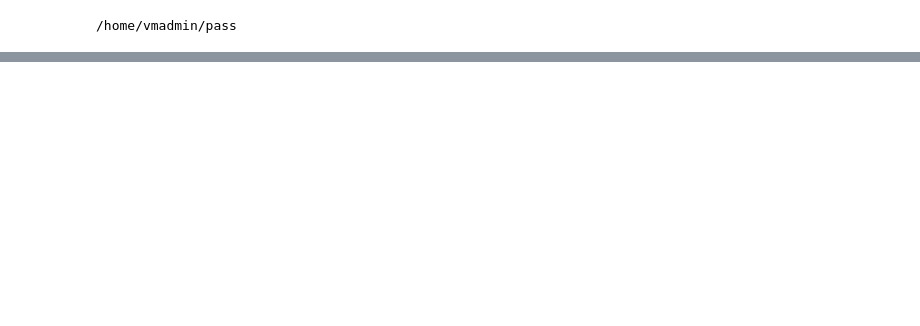
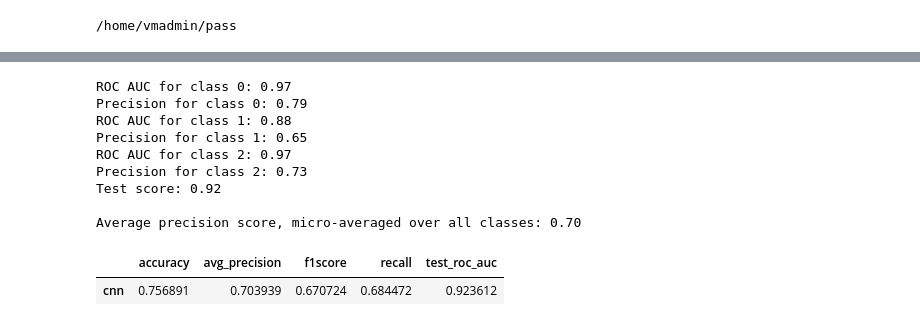
Before and after one commit to olinguyen/pass, a Jupyter notebook: notebooks/Deep Learning.ipynb, the cells around one changed output, grey strips where cells are left out. Cells and saved outputs as stored; diff of their text form; code cells hidden in the pictures; blank space fills up the shorter version.

```diff
--- a/notebooks/Deep Learning.ipynb
+++ b/notebooks/Deep Learning.ipynb
@@ -143,3 +95,20 @@ array([2, 2, 2, ..., 1, 1, 1])
+# %%
+measures = class_report_multilabel(y_test, y_scores)
+results = {}
+results['cnn'] = measures
+pd.DataFrame(results).T
+# %% [output]
+ROC AUC for class 0: 0.97
+Precision for class 0: 0.79
+ROC AUC for class 1: 0.88
+Precision for class 1: 0.65
+ROC AUC for class 2: 0.97
+Precision for class 2: 0.73
+Test score: 0.92
+
+Average precision score, micro-averaged over all classes: 0.70
+|  | accuracy | avg_precision | f1score | recall | test_roc_auc |
+| cnn | 0.756891 | 0.703939 | 0.670724 | 0.684472 | 0.923612 |
 # %%
 for Xr_train, y_train, Xr_test, y_test, indicator in train_test_data:
     print(indicator)
```
Also changed, not shown: parts of 13 cells of this notebook, 16 other files.
